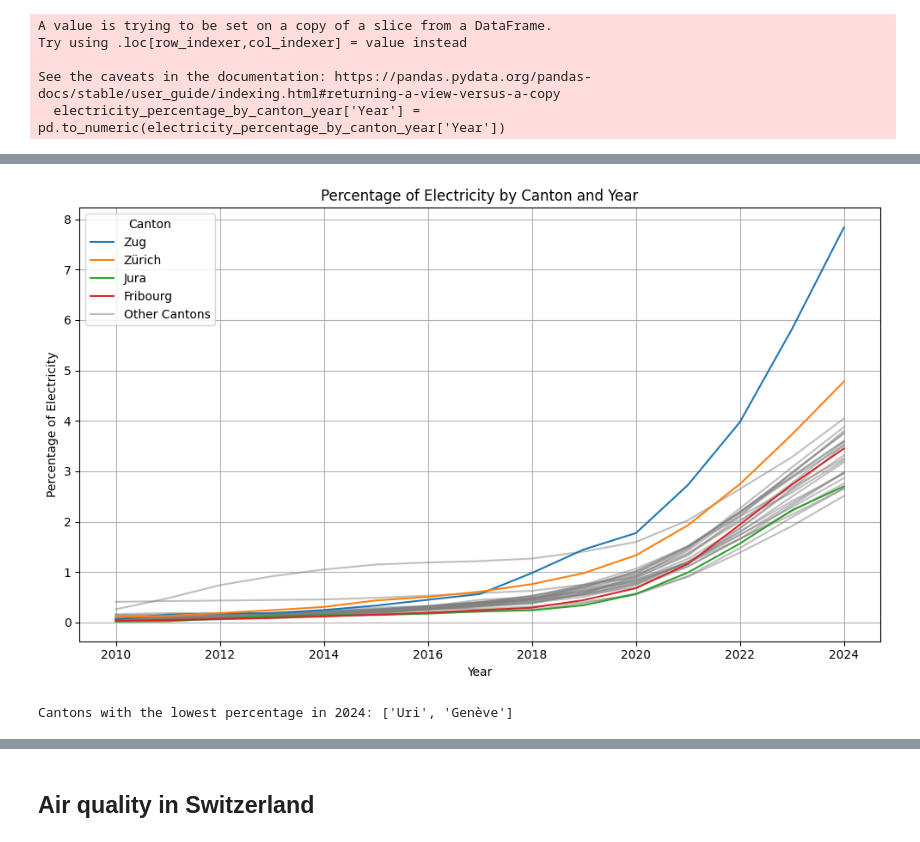
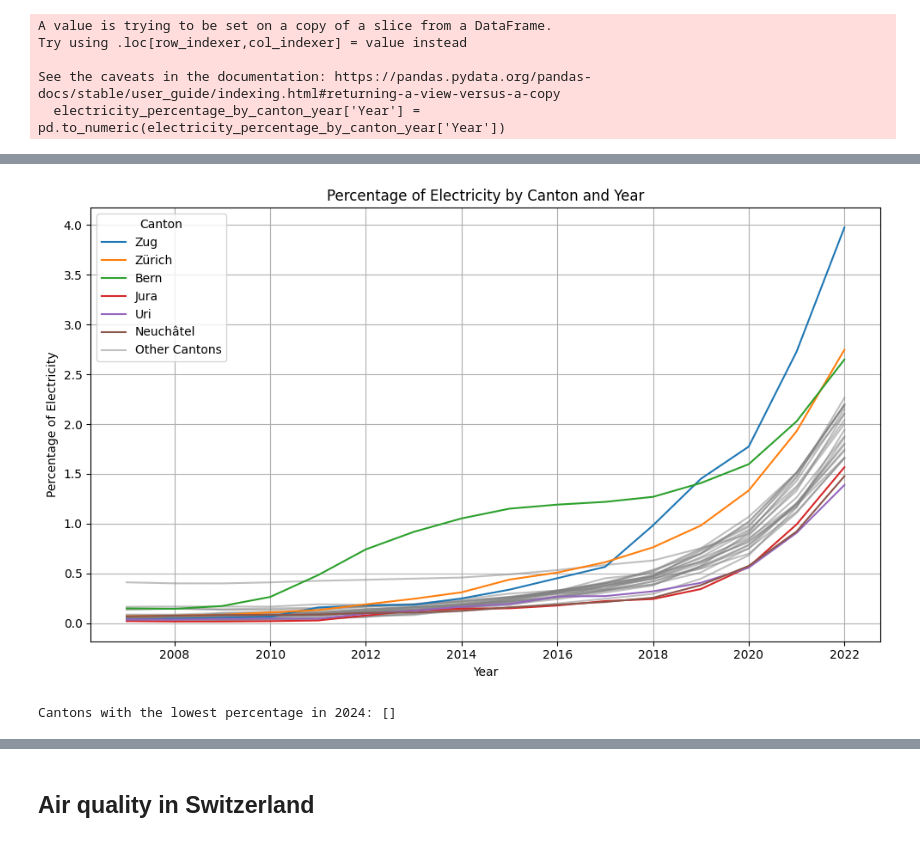
Before and after one commit to omarabbassi/EV, a Jupyter notebook: Fuel_type_in_Switzerland.ipynb, the cells around one changed output, grey strips where cells are left out. Cells and saved outputs as stored; diff of their text form; code cells hidden in the pictures.

```diff
--- a/Fuel_type_in_Switzerland.ipynb
+++ b/Fuel_type_in_Switzerland.ipynb
@@ -459,7 +484,9 @@ print(electricity_percentage_by_canton_year)
 [910 rows x 6 columns]
 # %%
 electricity_percentage_by_canton_year['Year'] = pd.to_numeric(electricity_percentage_by_canton_year['Year'])
-electricity_percentage_by_canton_year_2010 = electricity_percentage_by_canton_year[electricity_percentage_by_canton_year['Year'] >= 2010]
+electricity_percentage_by_canton_year_2010 = electricity_percentage_by_canton_year[
+    (electricity_percentage_by_canton_year['Year'] >= 2007) & (electricity_percentage_by_canton_year['Year'] <= 2022)
+]
 # %% [output]
 A value is trying to be set on a copy of a slice from a DataFrame.
 Try using .loc[row_indexer,col_indexer] = value instead
@@ -501,6 +567,6 @@ Cantons with the lowest percentage: ['Jura', 'Fribourg']
 # %%
 # Define the cantons to highlight in color
-highlight_cantons = ["Zug", "Zürich", "Jura", "Fribourg"]  # Updated highlight_cantons
+highlight_cantons = ["Zug", "Zürich", "Bern", "Jura", "Uri","Neuchâtel"]  # Updated highlight_cantons
 
 # Pivot to create canton_percentage_by_year_2010
 canton_percentage_by_year_2010 = electricity_percentage_by_canton_year_2010.pivot(
@@ -515,34 +581,34 @@ fig, ax = plt.subplots(figsize=(10, 6))  # Adjust figsize as needed
 for column in canton_percentage_by_year_2010.columns:
     if column not in highlight_cantons:
         canton_percentage_by_year_2010[column].plot(kind='line', ax=ax, color='grey', alpha=0.5)
 
 # Plot highlighted cantons in color
 for canton in highlight_cantons:
     if canton in canton_percentage_by_year_2010.columns:  # Check if canton is present in data
         canton_percentage_by_year_2010[canton].plot(kind='line', ax=ax, label=canton)
 
 # Add a dummy line for "Other Cantons" to the legend
 other_canton_line = ax.plot([], [], color='grey', alpha=0.5, label='Other Cantons')[0]  # Get the line object
 
 # Get handles and labels for the legend
 handles, labels = ax.get_legend_handles_labels()
 
 # Filter handles and labels to keep only desired entries
 desired_labels = highlight_cantons + ['Other Cantons']
 desired_handles = [h for h, l in zip(handles, labels) if l in desired_labels]
 desired_labels = [l for l in labels if l in desired_labels]  # Keep original order
 
 # Create the legend with filtered handles and labels
 plt.legend(desired_handles, desired_labels, title='Canton')
 
 plt.xlabel('Year')
 plt.ylabel('Percentage of Electricity')
 plt.title('Percentage of Electricity by Canton and Year')
 plt.grid(True)  # Add grid for better readability
 plt.tight_layout()  # Adjust layout to prevent labels from overlapping
 plt.show()
 # %% [output]
-[figure, old version]
+[figure, new version]
 # %%
 # Filter for the year 2024
 data_2024 = electricity_percentage_by_canton_year_2010[electricity_percentage_by_canton_year_2010['Year'] == 2024]
@@ -552,4 +618,4 @@ lowest_cantons_2024 = data_2024.sort_values(by='Percentage', ascending=True)['Ca
 
 print(f"Cantons with the lowest percentage in 2024: {lowest_cantons_2024}")
 # %% [output]
-Cantons with the lowest percentage in 2024: ['Uri', 'Genève']
+Cantons with the lowest percentage in 2024: []
```
Also changed, not shown: parts of 32 cells of this notebook.
